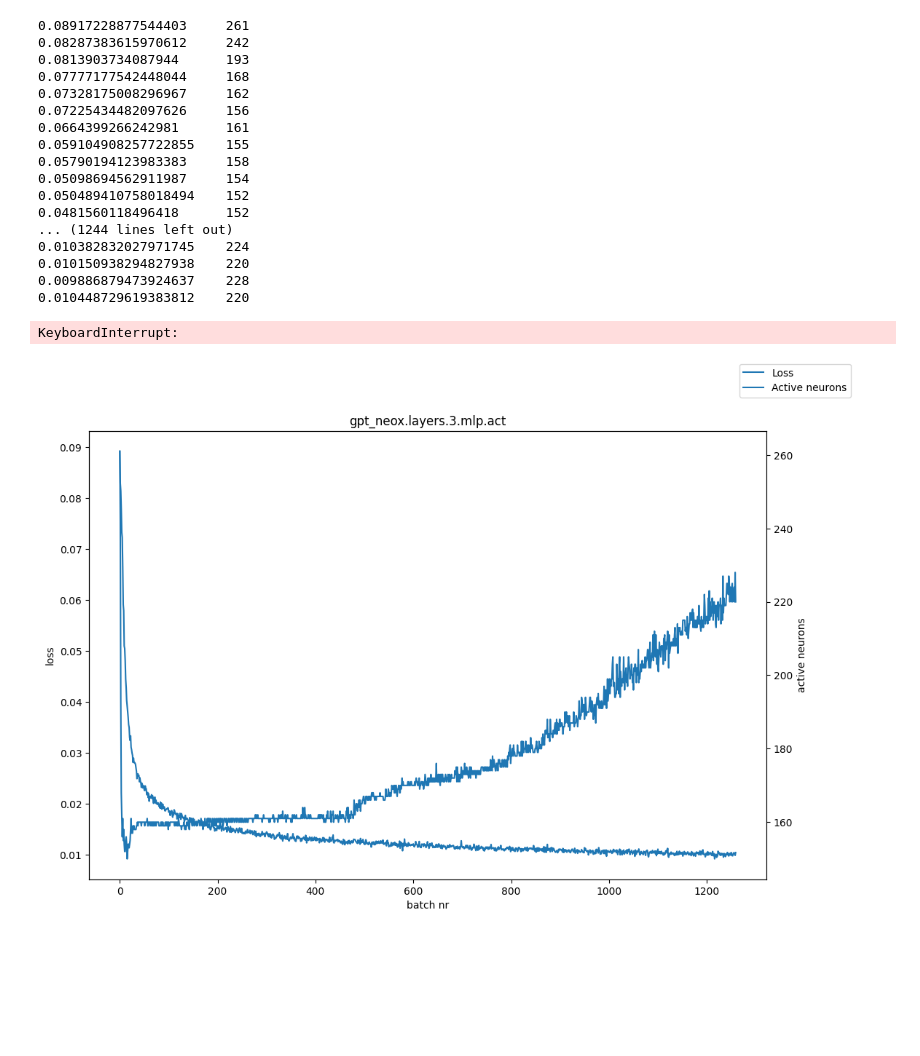
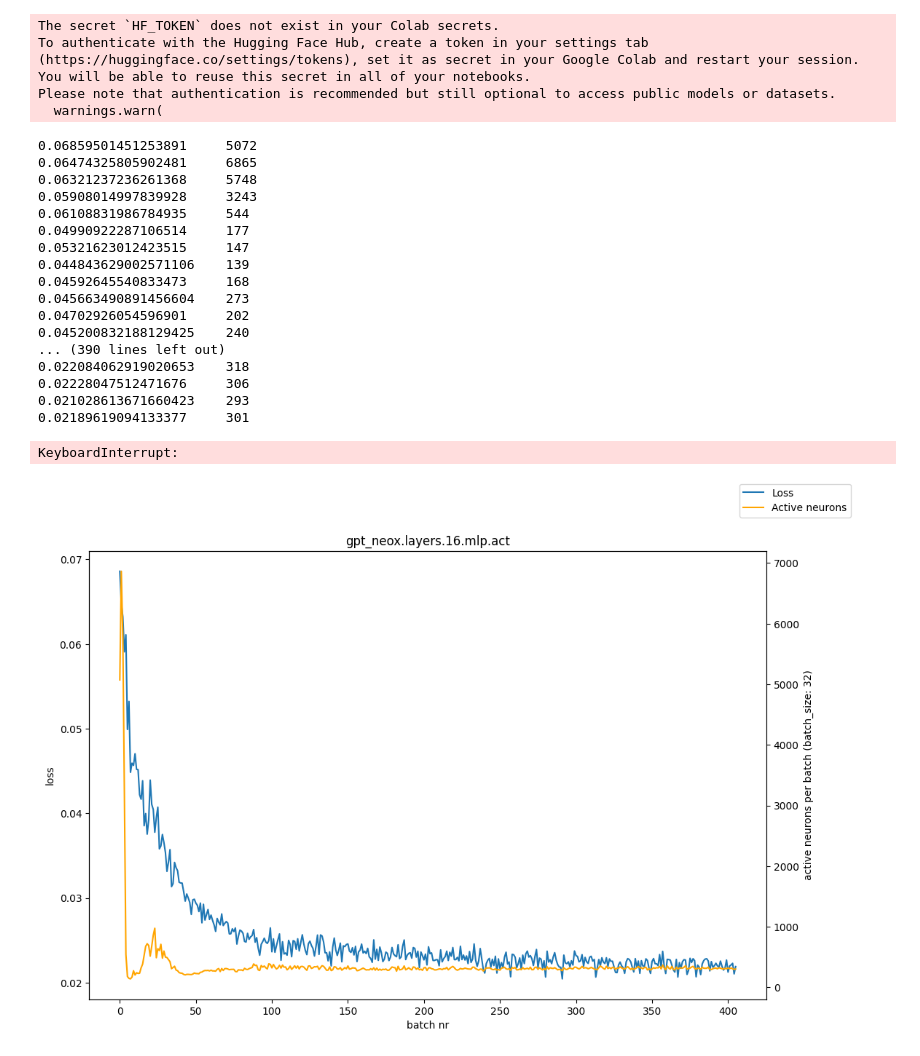
Before and after one commit to MarkusSibbesen/mechinterp_research_project, a Jupyter notebook: training_sparse_autoencoders.ipynb, the cells around one changed output. Saved outputs shown, nothing was run; the diff lists cells and outputs as text; code cells hidden in the pictures; blank space fills up the shorter version.

```diff
--- a/training_sparse_autoencoders.ipynb
+++ b/training_sparse_autoencoders.ipynb
@@ -47,8 +65,8 @@ from matplotlib import pyplot as plt
 device = torch.device("cuda" if torch.cuda.is_available() else "cpu")
 # %%
 # For the base model
-url = "EleutherAI/pythia-14m"
-hookpoints = ["gpt_neox.layers.3.mlp.act"]
+url = "EleutherAI/pythia-1.4b"
+hookpoints = ["gpt_neox.layers.16.mlp.act"]
 out_folder = f"models/sparse_autoencoders/{url.split('/')[-1]}"
 log_folder = f"training_logs/sparse_autoencoders/{url.split('/')[-1]}"
 
@@ -65,6 +83,12 @@ dataloader = DataLoader(
     batch_size=batch_size,
     shuffle=True
 )
+# %% [output]
+The secret `HF_TOKEN` does not exist in your Colab secrets.
+To authenticate with the Hugging Face Hub, create a token in your settings tab (https://huggingface.co/settings/tokens), set it as secret in your Google Colab and restart your session.
+You will be able to reuse this secret in all of your notebooks.
+Please note that authentication is recommended but still optional to access public models or datasets.
+  warnings.warn(
 # %%
 # SAE data
 
@@ -137,57 +161,63 @@ for activations, _ in activation_label_generator(dataloader, model, hookpoints,
         print(f'{loss}\t{active_neurons}', end='')
     print('')
 # %% [output]
-0.08917228877544403     261
-0.08287383615970612     242
-0.0813903734087944      193
-0.07777177542448044     168
-0.07328175008296967     162
-0.07225434482097626     156
-0.0664399266242981      161
-0.059104908257722855    155
-0.05790194123983383     158
-0.05098694562911987     154
-0.050489410758018494    152
-0.0481560118496418      152
-... (1244 lines left out)
-0.010382832027971745    224
-0.010150938294827938    220
-0.009886879473924637    228
-0.010448729619383812    220
+0.06859501451253891     5072
+0.06474325805902481     6865
+0.06321237236261368     5748
+0.05908014997839928     3243
+0.06108831986784935     544
+0.04990922287106514     177
+0.05321623012423515     147
+0.044843629002571106    139
+0.04592645540833473     168
+0.045663490891456604    273
+0.04702926054596901     202
+0.045200832188129425    240
+... (390 lines left out)
+0.022084062919020653    318
+0.02228047512471676     306
+0.021028613671660423    293
+0.02189619094133377     301
 KeyboardInterrupt:
 # %%
 for sae_trainer in sae_trainers:
     hookpoint = sae_trainer.hookpoint
+    k = sae_trainer.model.k
 
-    model_out_path = out_folder + f'/{hookpoint}.pt'
-    meta_data_out_path = out_folder + f'/{hookpoint}.json'
-    log_path = log_folder + f'/{hookpoint}.csv'
-    log_fig_path = log_folder + f'/{hookpoint}.png'
+    model_out_path = f'{out_folder}/topk{k}/{hookpoint}.pt'
+    meta_data_out_path = f'{out_folder}/topk{k}/{hookpoint}.json'
+    log_path = f'{log_folder}/topk{k}/{hookpoint}.csv'
+    log_fig_path = f'{log_folder}/topk{k}/{hookpoint}.png'
 
 
-    if not os.path.isdir(out_folder):
-        os.mkdir(out_folder)
-    if not os.path.isdir(log_folder):
-        os.mkdir(log_folder)
+    if not os.path.isdir(f'{out_folder}'):
+        os.mkdir(f'{out_folder}')
+    if not os.path.isdir(f'{log_folder}'):
+        os.mkdir(f'{log_folder}')
+
+    if not os.path.isdir(f'{out_folder}/topk{k}'):
+        os.mkdir(f'{out_folder}/topk{k}')
+    if not os.path.isdir(f'{log_folder}/topk{k}'):
+        os.mkdir(f'{log_folder}/topk{k}')
 
     torch.save(sae_trainer.model.state_dict(), model_out_path)
 
     new_meta = {key: value for key, value in meta_data.items()}
     new_meta['batch_size'] = batch_size
     new_meta['num_batches_trained_on'] = sae_trainer.batches
     new_meta['hookpoint'] = sae_trainer.hookpoint
     new_meta['learning_rate'] = learning_rate
 
     with open(meta_data_out_path, 'w') as file:
         json.dump(new_meta, file, indent=4)
 
     loss_log, active_neurons_log = zip(*sae_trainer.losses)
     df = pd.DataFrame({
         'loss': loss_log,
         'active_neurons': active_neurons_log
     })
     df.to_csv(log_path)
 
     sae_trainer.plot_loss(out_file=log_fig_path)
 # %% [output]
-[figure, old version]
+[figure, new version]
```
Also changed, not shown: parts of 2 cells of this notebook.
